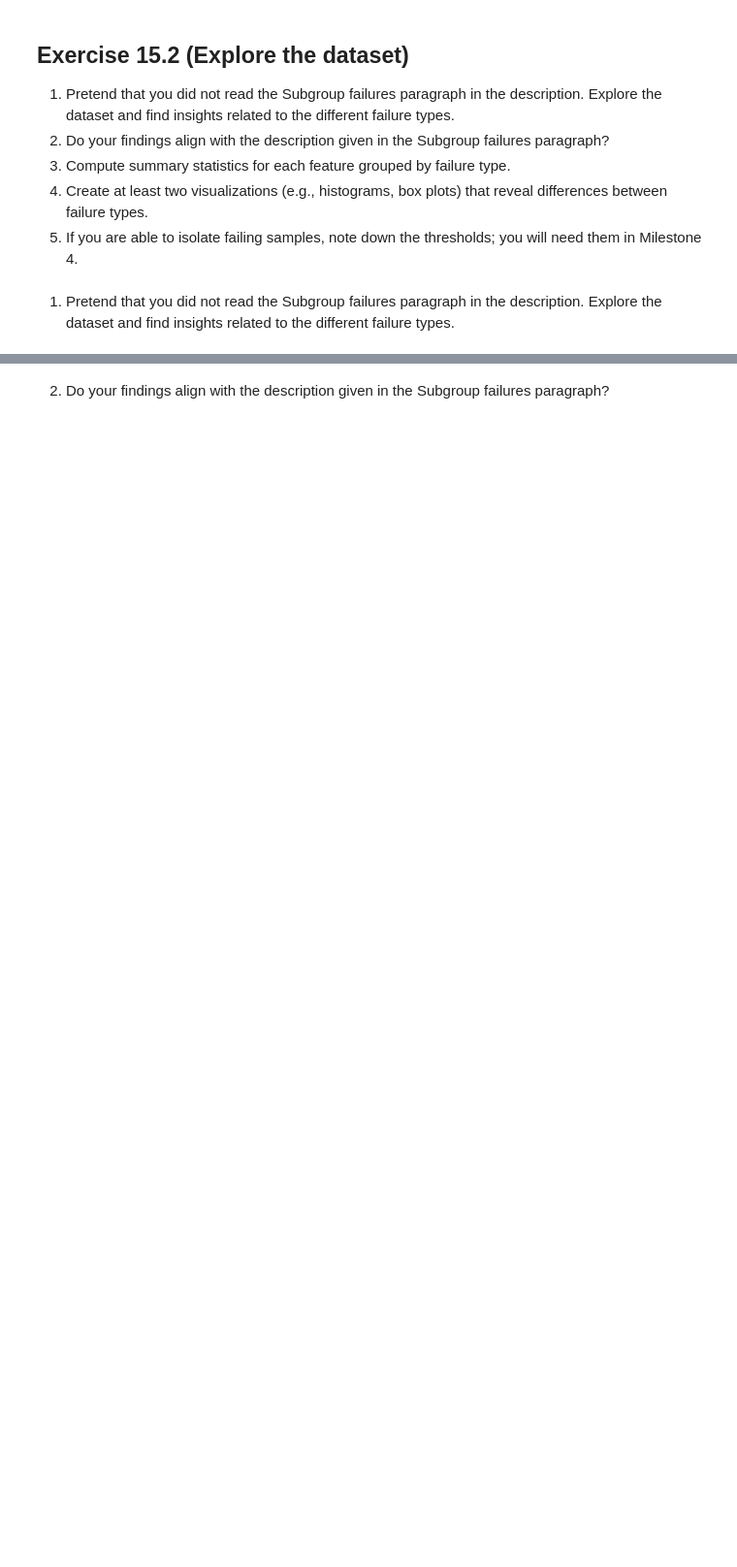
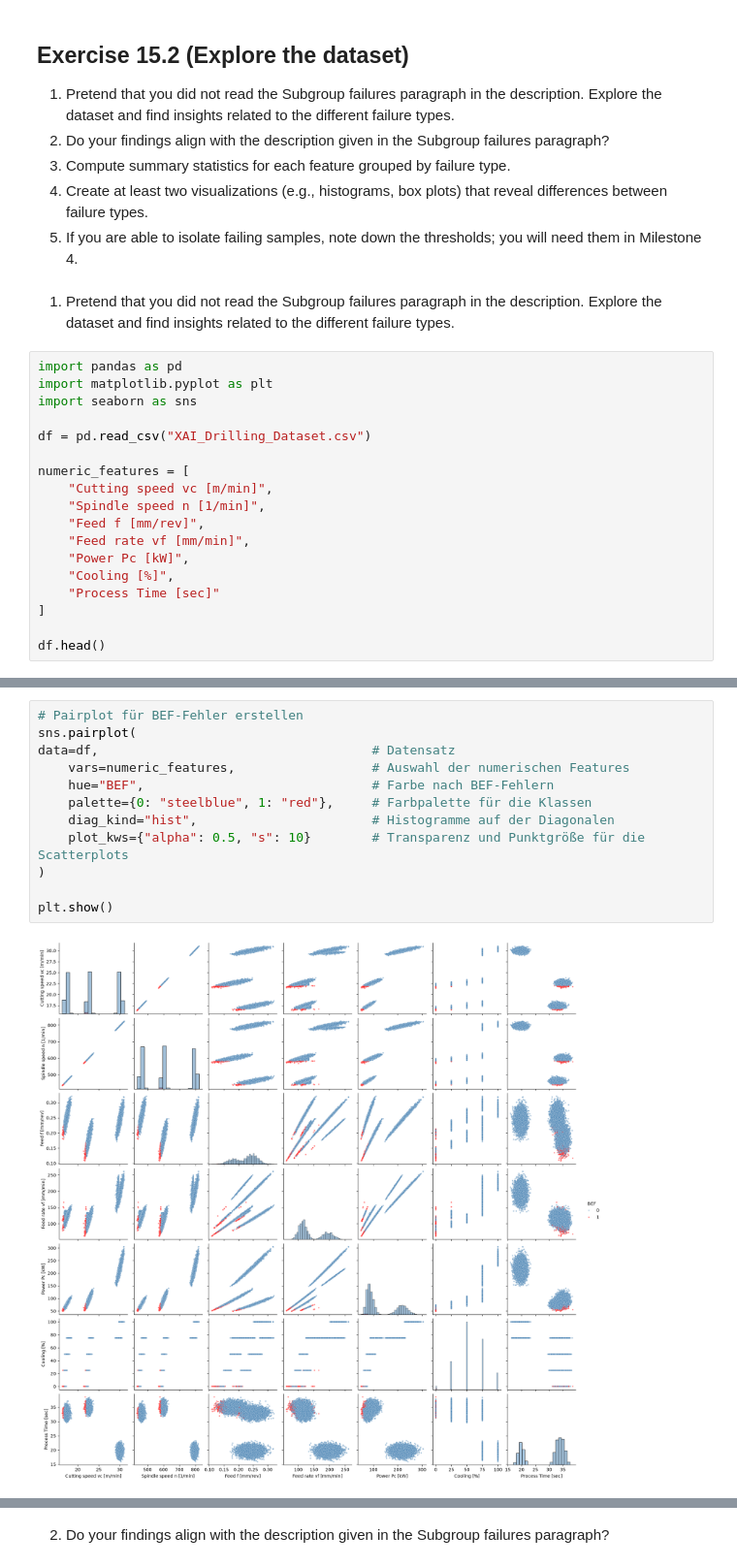
Before and after one commit to Dabro65/Industrial_Datascience, a Jupyter notebook: Tasks/15 Self study - Session 2/Exercise_15.2.ipynb, the cells around one changed output, grey strips where cells are left out. Shown at 97% size. Cells and saved outputs as stored; diff of their text form; blank space fills up the shorter version.

```diff
--- a/Tasks/15 Self study - Session 2/Exercise_15.2.ipynb
+++ b/Tasks/15 Self study - Session 2/Exercise_15.2.ipynb
@@ -8,3 +8,21 @@
 5. If you are able to isolate failing samples, note down the thresholds; you will need them in Milestone 4.
 # %% [markdown]
 1. Pretend that you did not read the Subgroup failures paragraph in the description. Explore the dataset and find insights related to the different failure types.
+# %%
+import pandas as pd
+import matplotlib.pyplot as plt
+import seaborn as sns
+
+df = pd.read_csv("XAI_Drilling_Dataset.csv")
+
+numeric_features = [
+    "Cutting speed vc [m/min]",
+    "Spindle speed n [1/min]",
+    "Feed f [mm/rev]",
+    "Feed rate vf [mm/min]",
+    "Power Pc [kW]",
+    "Cooling [%]",
+    "Process Time [sec]"
+]
+
+df.head()
@@ -10,0 +36,14 @@
+# %%
+# Pairplot für BEF-Fehler erstellen
+sns.pairplot(
+data=df,                                    # Datensatz
+    vars=numeric_features,                  # Auswahl der numerischen Features
+    hue="BEF",                              # Farbe nach BEF-Fehlern
+    palette={0: "steelblue", 1: "red"},     # Farbpalette für die Klassen
+    diag_kind="hist",                       # Histogramme auf der Diagonalen
+    plot_kws={"alpha": 0.5, "s": 10}        # Transparenz und Punktgröße für die Scatterplots
+)
+
+plt.show()
+# %% [output]
+[figure, added]
```
Also changed, not shown: parts of 13 cells of this notebook, 1 other file.
